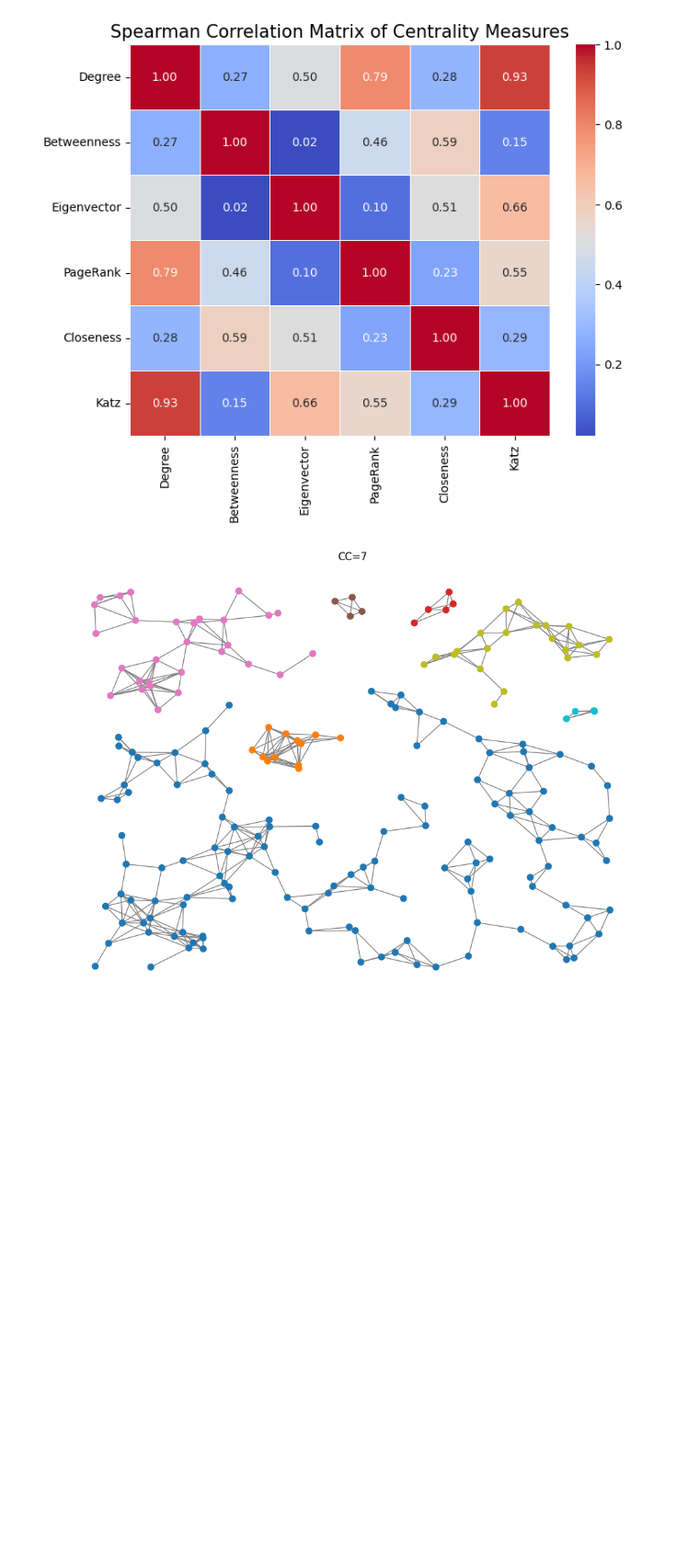
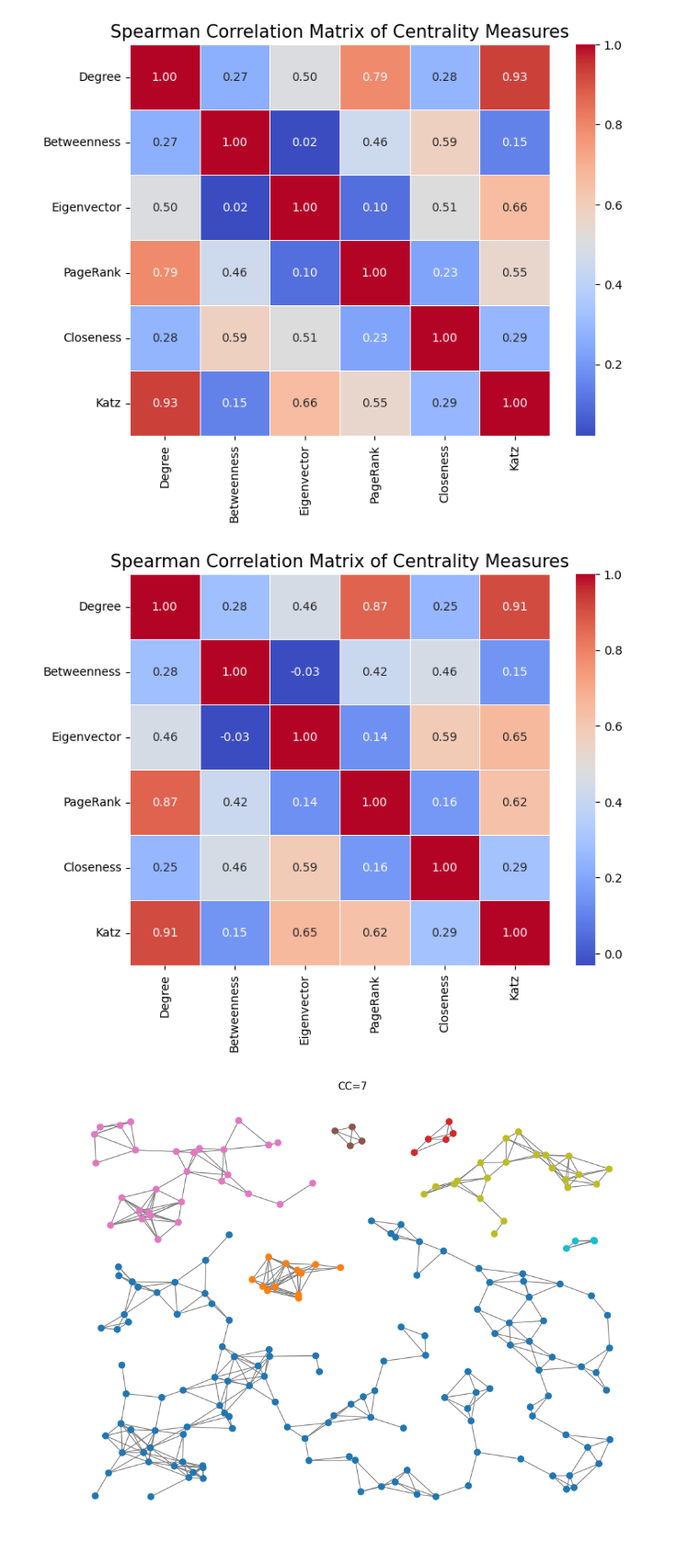
Before and after one commit to imiguelrodriguez/A1_ComplexNetworks, a Jupyter notebook: networks_analyzer.ipynb, the cells around one changed output. Shown at 92% size. Saved outputs shown, nothing was run; the diff lists cells and outputs as text; code cells hidden in the pictures; blank space fills up the shorter version.

```diff
--- a/networks_analyzer.ipynb
+++ b/networks_analyzer.ipynb
@@ -441,3 +441,9 @@ False
 len(list(nx.connected_components(net5.G)))
 # %% [output]
 7
+# %%
+connected_components = list(nx.connected_components(net5.G))
+# Find the Largest Connected Component (LCC)
+lcc = max(connected_components, key=len)
+# Now lcc contains the largest connected component
+print(f"Largest Connected Component (LCC) contains {len(lcc)} nodes")
@@ -452,3 +460,5 @@ Average degree: 4.65
 Average clustering coefficient: 0.6107
 Assortativity (degree correlation): 0.5502
 Graph is disconnected. Average path length and diameter are not defined.
+# %%
+LCC = NetworkAnalyzer(G=nx.subgraph(net5.G, lcc))
@@ -480,6 +526,10 @@ net5.extract_microscopic_features()
 net5.plot_spearman_centrality_correlation()
 # %% [output]
 [figure]
+# %%
+LCC.plot_spearman_centrality_correlation()
+# %% [output]
+[figure, added]
 # %%
 net5.plot_with_positions()
 # %% [output]
```
Also changed, not shown: parts of 18 cells of this notebook.
